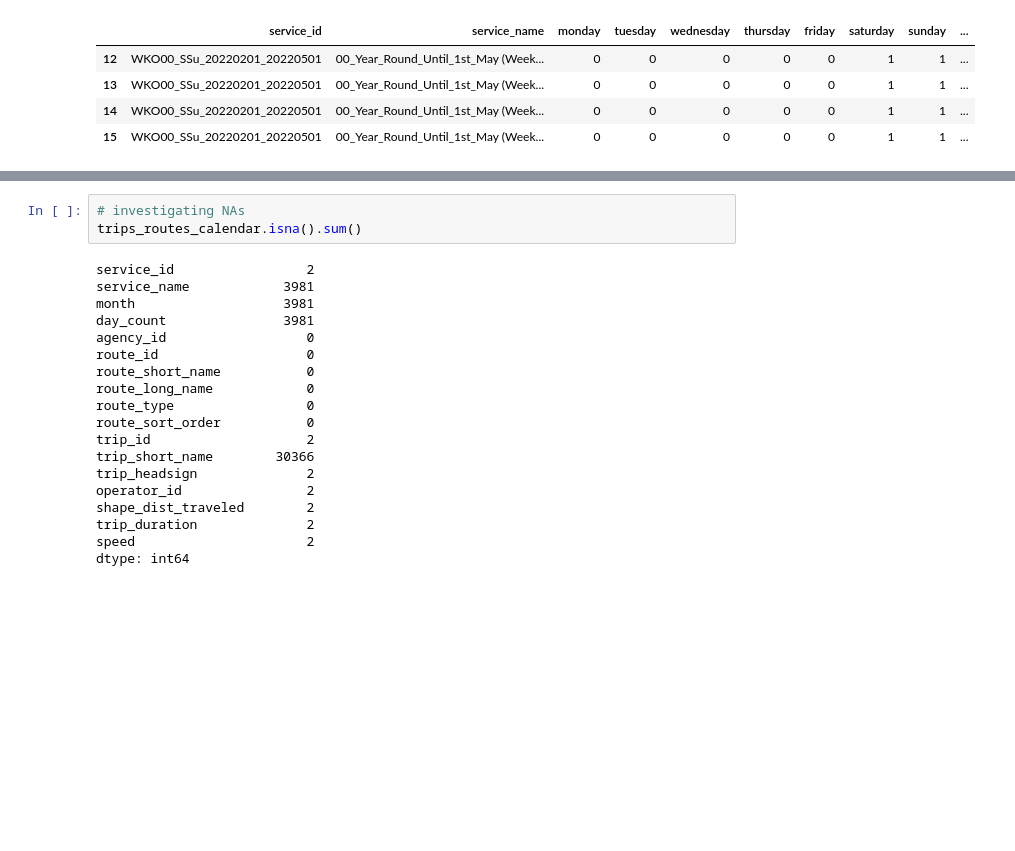
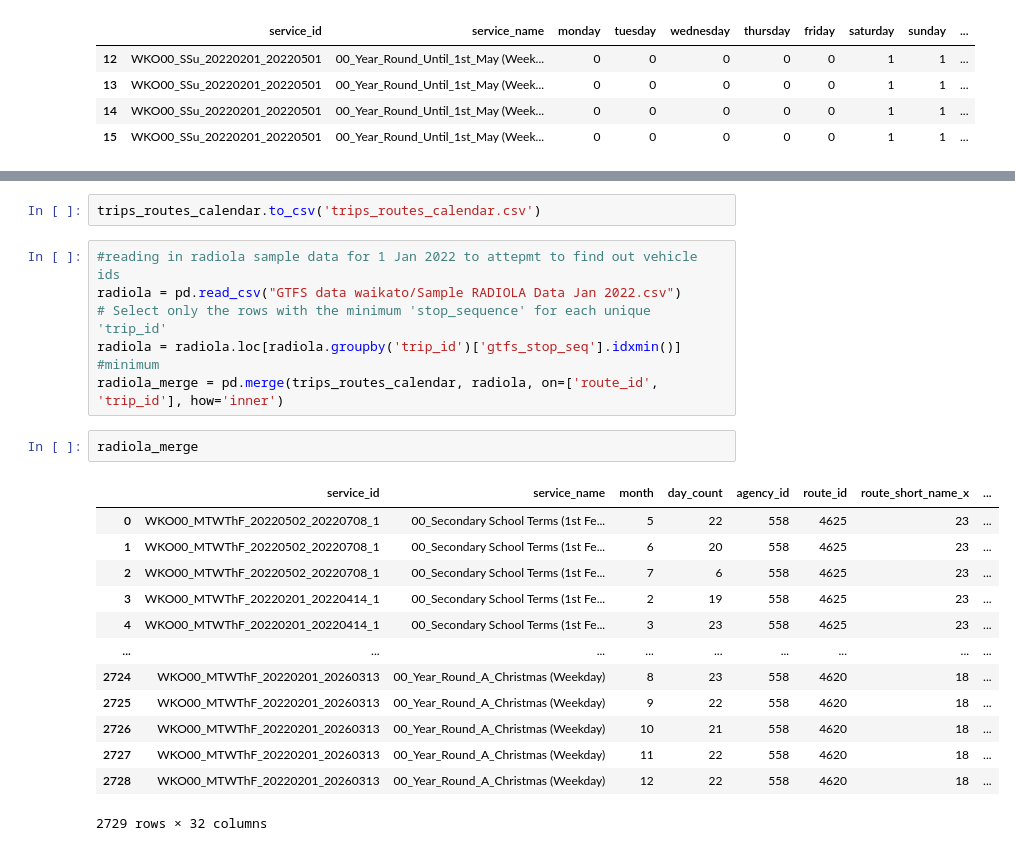
Before and after one commit to OxanaHart/Data351, a Jupyter notebook: Data Preprocessing/Waikato data coercing.ipynb, the cells around one changed output, grey strips where cells are left out. Cells and saved outputs as stored; diff of their text form; blank space fills up the shorter version.

```diff
--- a/Data Preprocessing/Waikato data coercing.ipynb
+++ b/Data Preprocessing/Waikato data coercing.ipynb
@@ -202,22 +192,24 @@ trips_routes_calendar.describe()
-# %%
-# investigating NAs
-trips_routes_calendar.isna().sum()
-# %% [output]
-service_id                 2
-service_name            3981
-month                   3981
-day_count               3981
-agency_id                  0
-route_id                   0
-route_short_name           0
-route_long_name            0
-route_type                 0
-route_sort_order           0
-trip_id                    2
-trip_short_name        30366
-trip_headsign              2
-operator_id                2
-shape_dist_traveled        2
-trip_duration              2
-speed                      2
-dtype: int64
+# %%
+trips_routes_calendar.to_csv('trips_routes_calendar.csv')
+# %%
+#reading in radiola sample data for 1 Jan 2022 to attepmt to find out vehicle ids
+radiola = pd.read_csv("GTFS data waikato/Sample RADIOLA Data Jan 2022.csv")
+# Select only the rows with the minimum 'stop_sequence' for each unique 'trip_id'
+radiola = radiola.loc[radiola.groupby('trip_id')['gtfs_stop_seq'].idxmin()] #minimum
+radiola_merge = pd.merge(trips_routes_calendar, radiola, on=['route_id', 'trip_id'], how='inner')
+# %%
+radiola_merge
+# %% [output]
+|  | service_id | service_name | month | day_count | agency_id | route_id | route_short_name_x | ... |
+| 0 | WKO00_MTWThF_20220502_20220708_1 | 00_Secondary School Terms (1st Fe... | 5 | 22 | 558 | 4625 | 23 | ... |
+| 1 | WKO00_MTWThF_20220502_20220708_1 | 00_Secondary School Terms (1st Fe... | 6 | 20 | 558 | 4625 | 23 | ... |
+| 2 | WKO00_MTWThF_20220502_20220708_1 | 00_Secondary School Terms (1st Fe... | 7 | 6 | 558 | 4625 | 23 | ... |
+| 3 | WKO00_MTWThF_20220201_20220414_1 | 00_Secondary School Terms (1st Fe... | 2 | 19 | 558 | 4625 | 23 | ... |
+| 4 | WKO00_MTWThF_20220201_20220414_1 | 00_Secondary School Terms (1st Fe... | 3 | 23 | 558 | 4625 | 23 | ... |
+| ... | ... | ... | ... | ... | ... | ... | ... | ... |
+| 2724 | WKO00_MTWThF_20220201_20260313 | 00_Year_Round_A_Christmas (Weekday) | 8 | 23 | 558 | 4620 | 18 | ... |
+| 2725 | WKO00_MTWThF_20220201_20260313 | 00_Year_Round_A_Christmas (Weekday) | 9 | 22 | 558 | 4620 | 18 | ... |
+| 2726 | WKO00_MTWThF_20220201_20260313 | 00_Year_Round_A_Christmas (Weekday) | 10 | 21 | 558 | 4620 | 18 | ... |
+| 2727 | WKO00_MTWThF_20220201_20260313 | 00_Year_Round_A_Christmas (Weekday) | 11 | 22 | 558 | 4620 | 18 | ... |
+| 2728 | WKO00_MTWThF_20220201_20260313 | 00_Year_Round_A_Christmas (Weekday) | 12 | 22 | 558 | 4620 | 18 | ... |
+2729 rows × 32 columns
```
Also changed, not shown: parts of 13 cells of this notebook, 3 other files.
